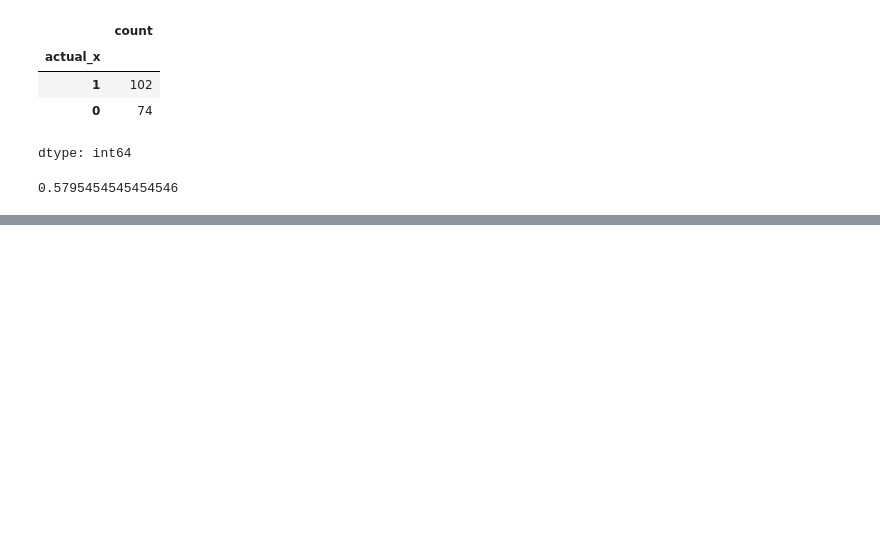
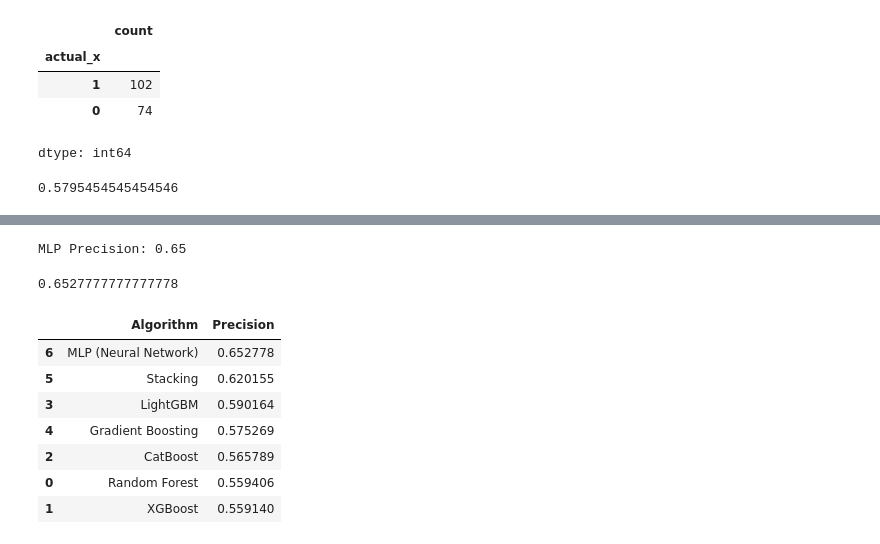
Before and after one commit to rohitlee/Football-League-Prediction, a Jupyter notebook: Code/04_Model.ipynb, the cells around one changed output, grey strips where cells are left out. Saved outputs shown, nothing was run; the diff lists cells and outputs as text; code cells hidden in the pictures; blank space fills up the shorter version.

Commit message:
Added few more ML algorithms

```diff
--- a/Code/04_Model.ipynb
+++ b/Code/04_Model.ipynb
@@ -279,0 +423,57 @@ dtype: int64
+# %%
+from sklearn.neural_network import MLPClassifier
+
+# Initialize the Neural Network
+mlp = MLPClassifier(hidden_layer_sizes=(64, 32), max_iter=1000, random_state=1)
+
+# Function for MLP predictions
+def make_mlp_predictions(data, predictors):
+    train = data[data["Date"] < '2023-07-01']
+    test_start_date = "2023-08-01"
+    test_end_date = "2024-05-25"
+    test = data[(data["Date"] >= test_start_date) & (data["Date"] <= test_end_date)]
+
+    mlp.fit(train[predictors], train["Target"])
+    preds = mlp.predict(test[predictors])
+
+    combined = pd.DataFrame(dict(actual=test["Target"], predicted=preds), index=test.index)
+    precision = precision_score(test["Target"], preds)
+    return combined, precision
+
+# Evaluate Neural Network model
+combined_mlp, precision_mlp = make_mlp_predictions(matches_rolling, predictors + new_cols)
+print(f"MLP Precision: {precision_mlp:.2f}")
+precision_mlp
+# %% [output]
+MLP Precision: 0.65
+0.6527777777777778
+# %%
+# Collect precision scores for all algorithms
+precision_scores = {
+    "Random Forest": precision,
+    "XGBoost": precision_xgb,
+    "CatBoost": precision_cat,
+    "LightGBM": precision_lgb,
+    "Gradient Boosting": precision_gbc,
+    "Stacking": precision_stack,
+    "MLP (Neural Network)": precision_mlp
+}
+
+# Convert to DataFrame
+comparison_table = pd.DataFrame(
+    list(precision_scores.items()),
+    columns=["Algorithm", "Precision"]
+)
+
+# Sort and display
+comparison_table = comparison_table.sort_values(by="Precision", ascending=False)
+comparison_table
+# %% [output]
+|  | Algorithm | Precision |
+| 6 | MLP (Neural Network) | 0.652778 |
+| 5 | Stacking | 0.620155 |
+| 3 | LightGBM | 0.590164 |
+| 4 | Gradient Boosting | 0.575269 |
+| 2 | CatBoost | 0.565789 |
+| 0 | Random Forest | 0.559406 |
+| 1 | XGBoost | 0.559140 |
```
Also changed, not shown: parts of 7 cells of this notebook.
